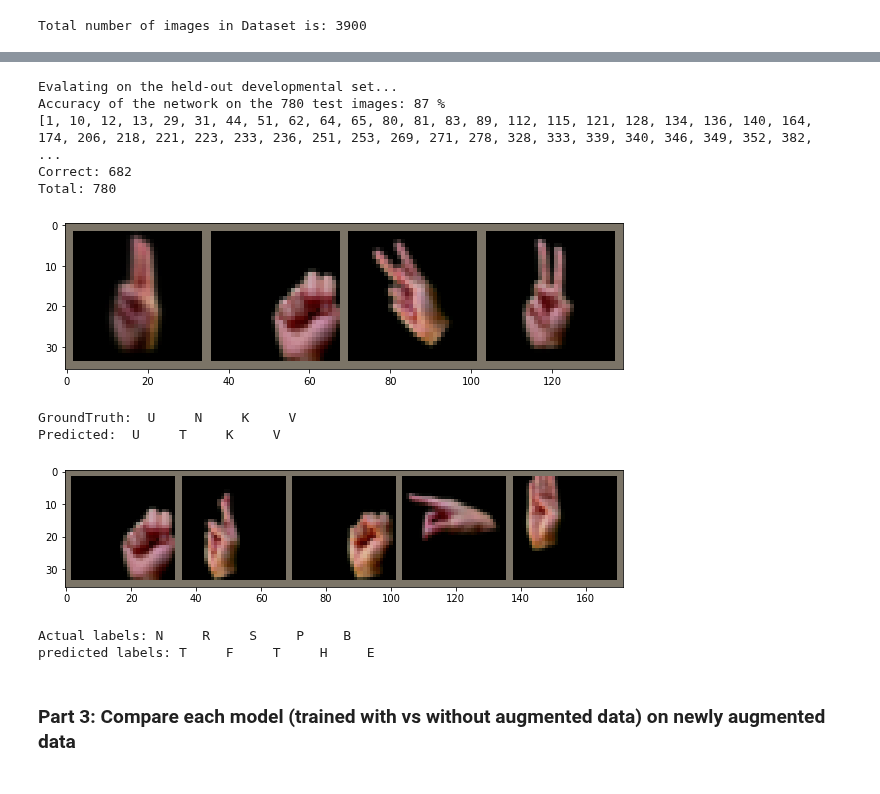
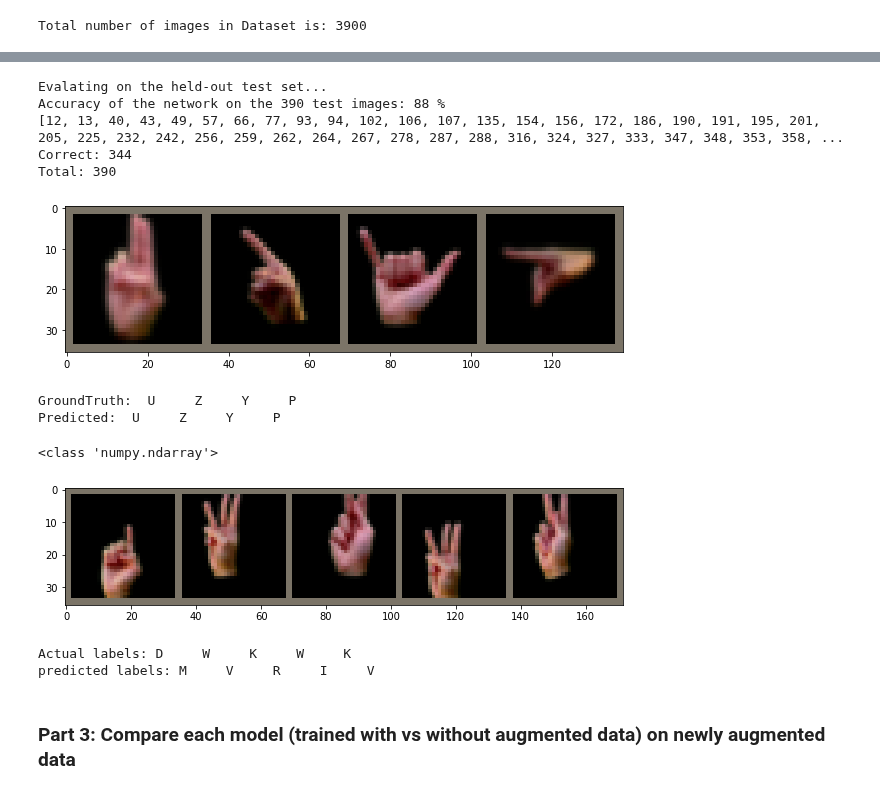
Before and after one commit to swadhwa5/MLFinalProject, a Jupyter notebook: LeNet_model.ipynb, the cells around one changed output, grey strips where cells are left out. Drawn from its saved outputs; the diff is of its cells as text; code cells hidden in the pictures.

Commit message:
Adjusted optimizers to adam. Fixed code for viewing incorrectly classified iamges. Created train dev test splits, and can view dev accuracy while training

```diff
--- a/LeNet_model.ipynb
+++ b/LeNet_model.ipynb
@@ -318,7 +438,7 @@ train_model(trainloader, criterion, optimizer, lenet_no_aug, num_images=len(trai
 Finished Training
 # %%
-print("Evalating on the held-out developmenta set...")
-correct, total, misclass_ind = test_model(devloader, lenet_no_aug)
+print("Evalating on the held-out test set...")
+correct, total, misclass_ind = test_model(testloader, lenet_no_aug)
 
 print(f"Correct: {correct} \nTotal: {total}")
 # %% [output]
@@ -392,10 +511,11 @@ labels: P     D     D     I     O     P     C     W
 # Step 4: Declare the loss function and optimizer for training
 
 lr = 0.001  # Too large suboptimal convergence. Too small is process gets stuck. Find a balance
-momentum = 0.9 # Standard should be close to 1
 
+lenet_with_aug = LeNet(len(classes))
 criterion = nn.CrossEntropyLoss()
-optimizer = optim.SGD(lenet_with_aug.parameters(), lr=lr, momentum=momentum)
+optimizer = optim.Adam(lenet_with_aug.parameters(), lr=lr)
 # %%
-train_model(trainloader, criterion, optimizer, lenet_with_aug, num_images=len(train_data), n=20);
+train_model(trainloader, train_data, train_labels, dev_data, dev_labels, criterion, optimizer,
+            lenet_with_aug, num_images=len(train_data), n=20)
 # %% [output]
@@ -418,44 +532,52 @@ train_model(trainloader, criterion, optimizer, lenet_with_aug, num_images=len(tr
 Finished Training
 # %%
-print("Evalating on the held-out developmental set...")
-correct, total, misclass_ind = test_model(devloader, lenet_with_aug)
+print("Evalating on the held-out test set...")
+correct, total, misclass_ind = test_model(testloader, lenet_with_aug)
 
 print(misclass_ind)
 
 print(f"Correct: {correct} \nTotal: {total}")
 # %% [output]
-Evalating on the held-out developmental set...
-Accuracy of the network on the 780 test images: 87 %
-[1, 10, 12, 13, 29, 31, 44, 51, 62, 64, 65, 80, 81, 83, 89, 112, 115, 121, 128, 134, 136, 140, 164, 174, 206, 218, 221, 223, 233, 236, 251, 253, 269, 271, 278, 328, 333, 339, 340, 346, 349, 352, 382,  ...
-Correct: 682
-Total: 780
+Evalating on the held-out test set...
+Accuracy of the network on the 390 test images: 88 %
+[12, 13, 40, 43, 49, 57, 66, 77, 93, 94, 102, 106, 107, 135, 154, 156, 172, 186, 190, 191, 195, 201, 205, 225, 232, 242, 256, 259, 262, 264, 267, 278, 287, 288, 316, 324, 327, 333, 347, 348, 353, 358, ...
+Correct: 344
+Total: 390
 # %%
 classes = list(string.ascii_uppercase)
-show_true_vs_predicted(devloader, classes, lenet_with_aug, num_batches=1, batch_size=batch_size)
+show_true_vs_predicted(devloader, classes, lenet_with_aug,
+                       num_batches=1, batch_size=batch_size)
 # %% [output]
-[figure, old version]
+[figure, new version]
-GroundTruth:  U     N     K     V
-Predicted:  U     T     K     V
+GroundTruth:  U     Z     Y     P
+Predicted:  U     Z     Y     P
 # %%
 def show_incorrect(misclass_ind, images, labels, model, num_display=1):
-
-  incorrect_imgs = torch.Tensor([images[i] for i in misclass_ind])
-  true_labels = [labels[i] for i in misclass_ind]
-
-  outputs = model(incorrect_imgs)
-  _, predicted = torch.max(outputs, 1)
-
-  incorrect_imgs = incorrect_imgs[:num_display, :, :, :]
-  true_labels = true_labels[:num_display]
-  predicted = predicted[:num_display]
+    print(type(labels))
+    incorrect_imgs = torch.Tensor(images[misclass_ind])
+    true_labels = labels[misclass_ind]
 
 
-  imshow(torchvision.utils.make_grid(incorrect_imgs))
-  print("Actual labels: " + ' '.join(f'{classes[true_labels[j]]:5s}' for j in range(num_display)))
-  print("predicted labels: " + ' '.join(f'{classes[predicted[j]]:5s}' for j in range(num_display)))
+    outputs = model(incorrect_imgs)
+    _, predicted = torch.max(outputs, 1)
 
-show_incorrect(misclass_ind, dev_data, dev_labels, lenet_with_aug, num_display=5)
+    idxs = np.random.choice(len(incorrect_imgs), num_display)
+
+    incorrect_imgs = incorrect_imgs[idxs]
+    true_labels = true_labels[idxs]
+    predicted = predicted[idxs]
+
+    imshow(torchvision.utils.make_grid(incorrect_imgs))
+    print("Actual labels: " +
+          ' '.join(f'{classes[true_labels[j]]:5s}' for j in range(num_display)))
+    print("predicted labels: " +
+          ' '.join(f'{classes[predicted[j]]:5s}' for j in range(num_display)))
+
+
+show_incorrect(misclass_ind, test_data, test_labels,
+               lenet_with_aug, num_display=5)
 # %% [output]
+<class 'numpy.ndarray'>
-[figure, old version]
+[figure, new version]
-Actual labels: N     R     S     P     B
-predicted labels: T     F     T     H     E
+Actual labels: D     W     K     W     K
+predicted labels: M     V     R     I     V
```
Also changed, not shown: parts of 27 cells of this notebook.
